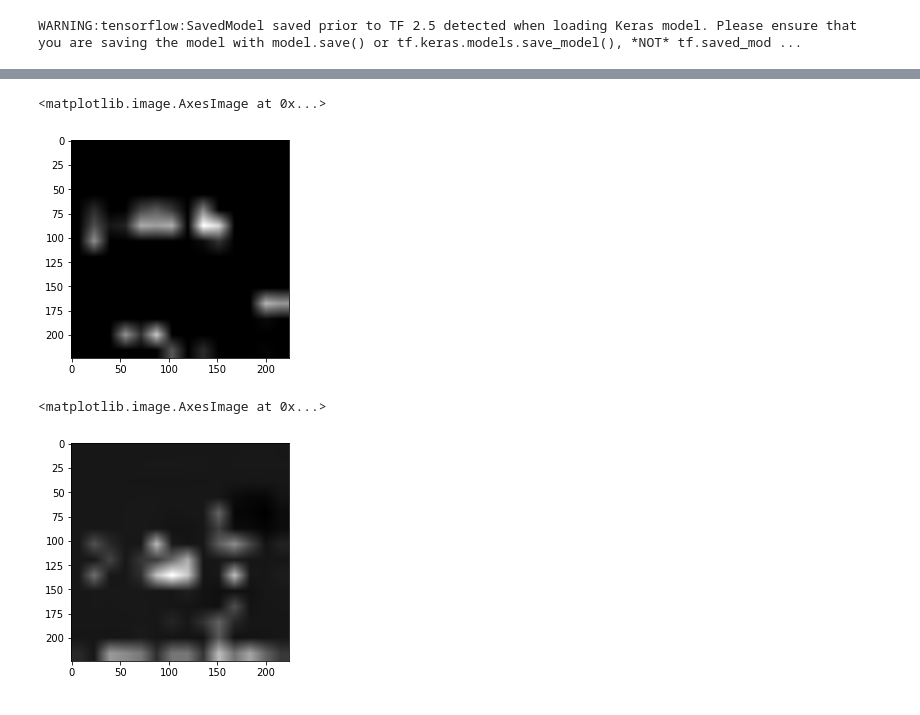
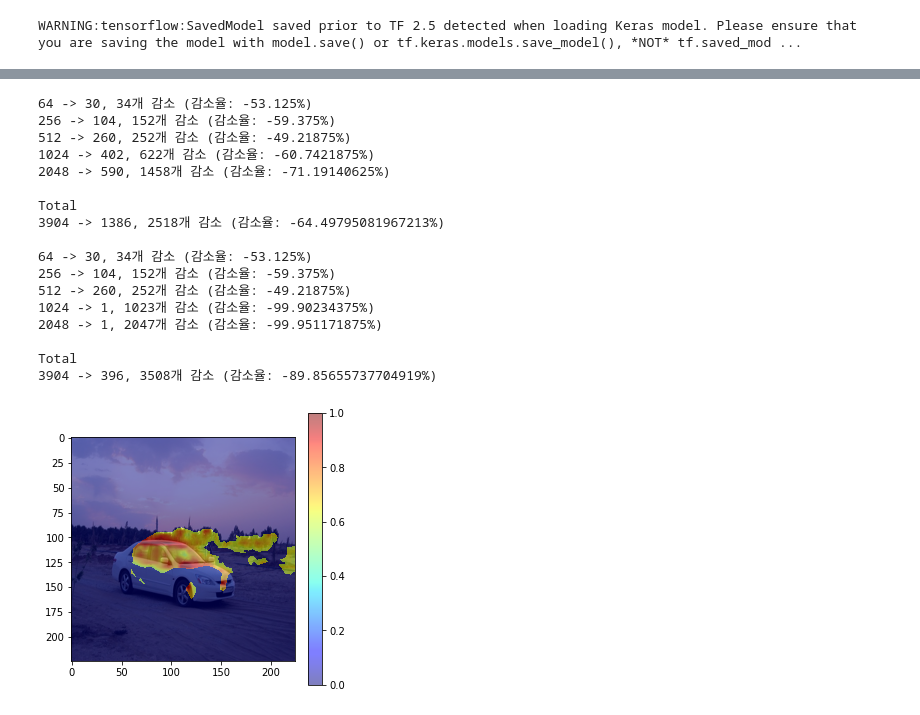
Before and after one commit to kyh980909/AC-SISE, a Jupyter notebook: ImageSimTest.ipynb, the cells around one changed output, grey strips where cells are left out. Drawn from its saved outputs; the diff is of its cells as text; code cells hidden in the pictures.

```diff
--- a/ImageSimTest.ipynb
+++ b/ImageSimTest.ipynb
@@ -366,2 +545,37 @@ WARNING:tensorflow:SavedModel saved prior to TF 2.5 detected when loading Keras
+# %%
+# new AC-SISE
+ac_sise = SISE(model, 'resnet50', '002153.jpg', 6, grouping_thr=0.1)
+ac_sise.feature_extractor()
+ac_sise.feature_filtering()
+ac_sise.filtering_zero_feature_maps()
+ac_sise.postprocess()
+ac_sise.new_attribution_masks_compress()
+ac_sise.generate_layer_visualization_map()
+ac_sise.layers_fusion()
+
+plt.figure(figsize=(5,5))
+plt.imshow(ac_sise.img)
+plt.imshow(normalization(ac_sise.result), cmap='jet', alpha=0.5)
+plt.colorbar()
+plt.show()
+# %% [output]
+64 -> 30, 34개 감소 (감소율: -53.125%)
+256 -> 104, 152개 감소 (감소율: -59.375%)
+512 -> 260, 252개 감소 (감소율: -49.21875%)
+1024 -> 402, 622개 감소 (감소율: -60.7421875%)
+2048 -> 590, 1458개 감소 (감소율: -71.19140625%)
+
+Total
+3904 -> 1386, 2518개 감소 (감소율: -64.49795081967213%)
+
+64 -> 30, 34개 감소 (감소율: -53.125%)
+256 -> 104, 152개 감소 (감소율: -59.375%)
+512 -> 260, 252개 감소 (감소율: -49.21875%)
+1024 -> 1, 1023개 감소 (감소율: -99.90234375%)
+2048 -> 1, 2047개 감소 (감소율: -99.951171875%)
+
+Total
+3904 -> 396, 3508개 감소 (감소율: -89.85655737704919%)
+[figure, added]
 # %%
 # AC-SISE
@@ -376,12 +589,0 @@ ac_sise.layers_fusion()
-# %%
-test1 = ac_sise.postprocessed_feature_maps['conv3'][:,:,2]
-plt.imshow(test1, cmap='gray')
-# %% [output]
-<matplotlib.image.AxesImage at 0x...>
-[figure, removed]
-# %%
-test2 = ac_sise.postprocessed_feature_maps['conv3'][:,:,13]
-plt.imshow(test2, cmap='gray')
-# %% [output]
-<matplotlib.image.AxesImage at 0x...>
-[figure, removed]
```
Also changed, not shown: parts of 31 cells of this notebook, 8 other files.
